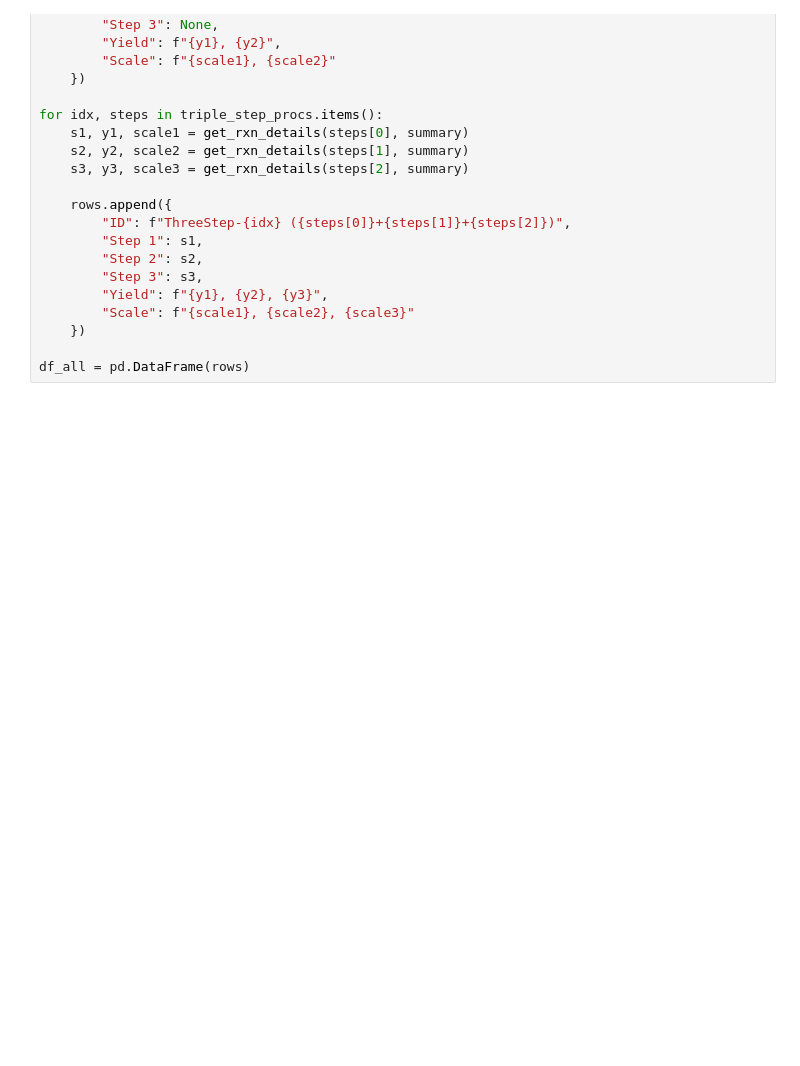
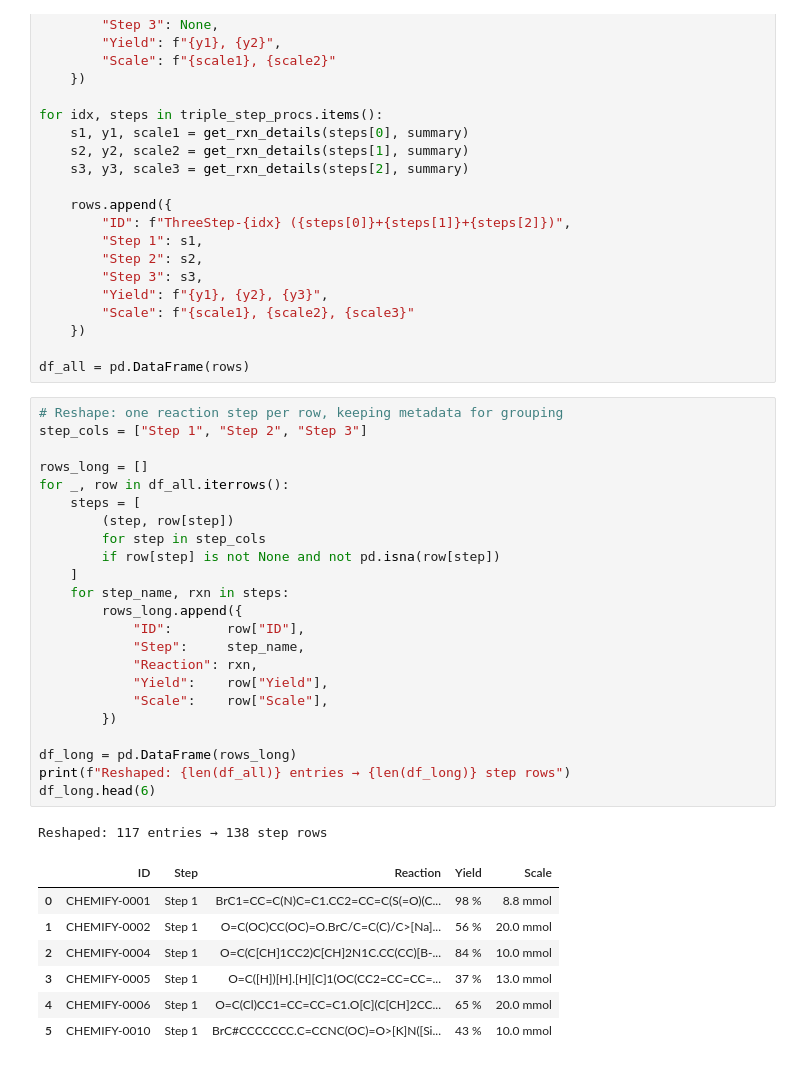
Before and after one commit to croningp/chemputation, a Jupyter notebook: notebooks/reaction_display.ipynb, the cells around one changed output. Cells and saved outputs as stored; diff of their text form; blank space fills up the shorter version.

```diff
--- a/notebooks/reaction_display.ipynb
+++ b/notebooks/reaction_display.ipynb
@@ -89,4 +89,36 @@ for idx, steps in triple_step_procs.items():
     })
 
 df_all = pd.DataFrame(rows)
+# %%
+# Reshape: one reaction step per row, keeping metadata for grouping
+step_cols = ["Step 1", "Step 2", "Step 3"]
+
+rows_long = []
+for _, row in df_all.iterrows():
+    steps = [
+        (step, row[step])
+        for step in step_cols
+        if row[step] is not None and not pd.isna(row[step])
+    ]
+    for step_name, rxn in steps:
+        rows_long.append({
+            "ID":       row["ID"],
+            "Step":     step_name,
+            "Reaction": rxn,
+            "Yield":    row["Yield"],
+            "Scale":    row["Scale"],
+        })
+
+df_long = pd.DataFrame(rows_long)
+print(f"Reshaped: {len(df_all)} entries → {len(df_long)} step rows")
+df_long.head(6)
+# %% [output]
+Reshaped: 117 entries → 138 step rows
+|  | ID | Step | Reaction | Yield | Scale |
+| 0 | CHEMIFY-0001 | Step 1 | BrC1=CC=C(N)C=C1.CC2=CC=C(S(=O)(C... | 98 % | 8.8 mmol |
+| 1 | CHEMIFY-0002 | Step 1 | O=C(OC)CC(OC)=O.BrC/C=C(C)/C>[Na]... | 56 % | 20.0 mmol |
+| 2 | CHEMIFY-0004 | Step 1 | O=C(C[CH]1CC2)C[CH]2N1C.CC(CC)[B-... | 84 % | 10.0 mmol |
+| 3 | CHEMIFY-0005 | Step 1 | O=C([H])[H].[H][C]1(OC(CC2=CC=CC=... | 37 % | 13.0 mmol |
+| 4 | CHEMIFY-0006 | Step 1 | O=C(Cl)CC1=CC=CC=C1.O[C](C[CH]2CC... | 65 % | 20.0 mmol |
+| 5 | CHEMIFY-0010 | Step 1 | BrC#CCCCCCC.C=CCNC(OC)=O>[K]N([Si... | 43 % | 10.0 mmol |
 # %%
```
Also changed, not shown: parts of 1 cell of this notebook, 4 other files.
